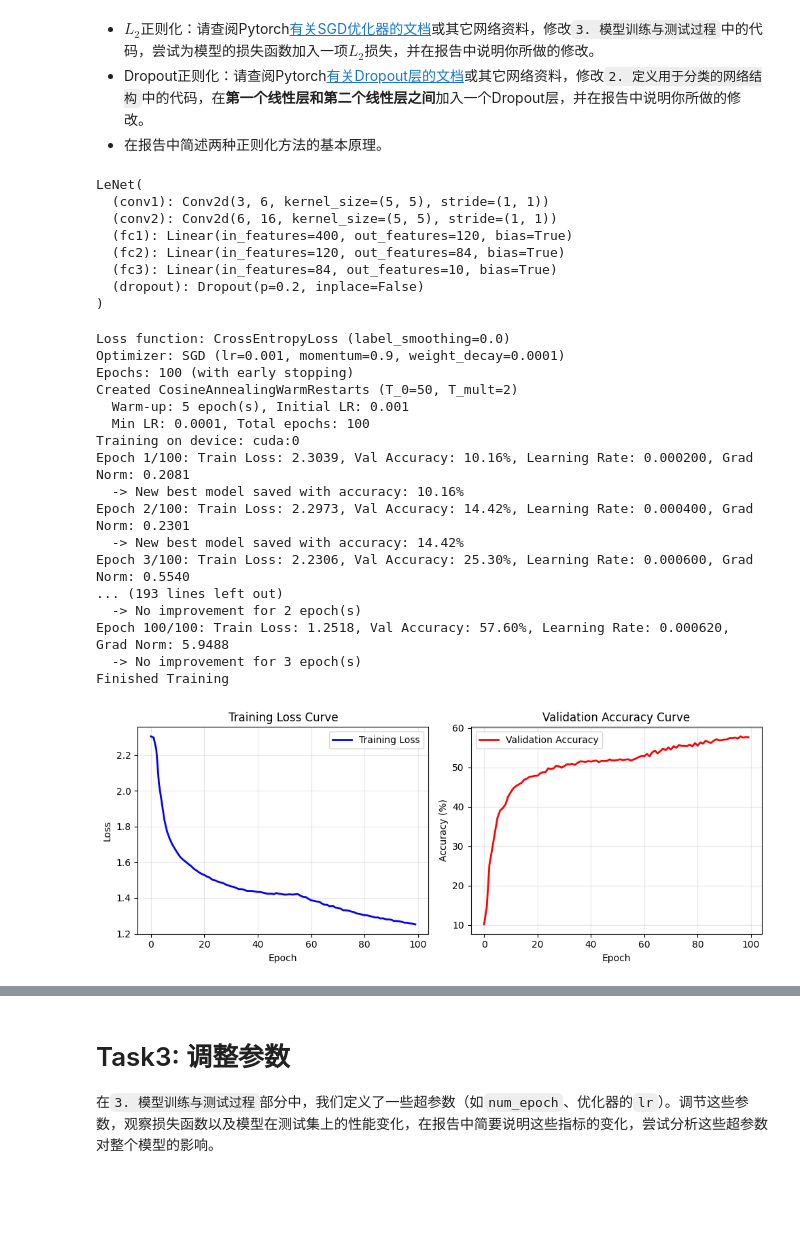
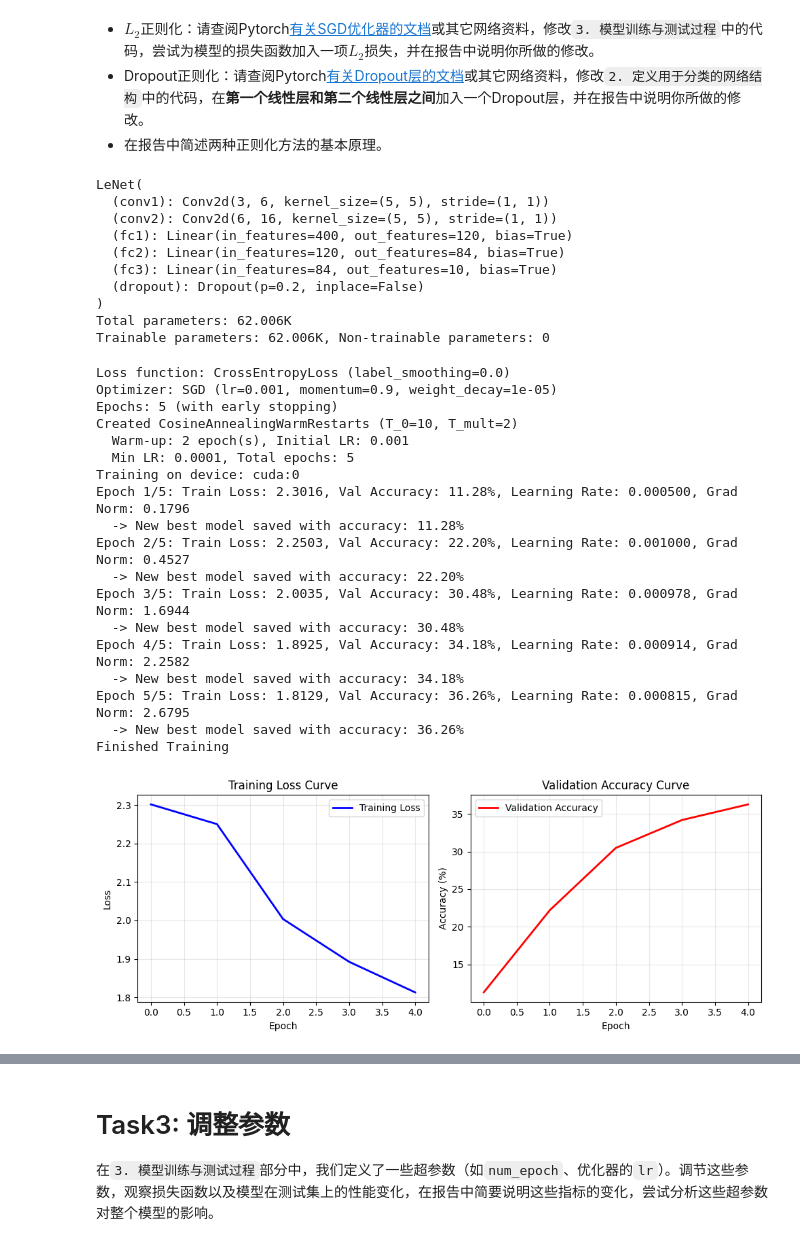
Before and after one commit to Snivallus/Introduction-to-AI-Project-01, a Jupyter notebook: project.ipynb, the cells around one changed output, grey strips where cells are left out. Cells and saved outputs as stored; diff of their text form; code cells hidden in the pictures; blank space fills up the shorter version.

```diff
--- a/project.ipynb
+++ b/project.ipynb
@@ -92,8 +95,6 @@ test_loader = torch.utils.data.DataLoader(
 Train set size: 45000, Validation set size: 5000
 # %%
 # Data Exploration: Class Distribution and Dataset Statistics
-FIGURE_DIR = Path('figures')
-FIGURE_DIR.mkdir(parents=True, exist_ok=True)
 save_path = FIGURE_DIR / 'data_exploration_class_distribution.pdf'
 
 # Collect labels from the full training set
@@ -328,11 +338,12 @@ print(f"Using device: {device}")
 lenet_baseline = lenet_baseline.to(device)
 
 # --- Shared hyperparameters (used across baseline experiment and Task 2) ---
-LR = 0.001
+LR = 1e-3
 MIN_LR = LR * 0.1
 MOMENTUM = 0.9
-NUM_EPOCHS = 100
+NUM_EPOCHS = 160
 EARLY_STOPPING_PATIENCE = 10
+T_0 = 10
 
 # --- Baseline experiment ---
 LABEL_SMOOTHING = 0.0  # Will be adjusted in Task3
@@ -354,7 +365,8 @@ scheduler_config_baseline = create_learning_rate_scheduler(
     scheduler_type='cosine',
     total_epochs=NUM_EPOCHS,
     initial_lr=LR,
-    min_lr=MIN_LR
+    min_lr=MIN_LR,
+    T_0=T_0
 )
 
 # Train the network
@@ -461,8 +473,16 @@ torch.cuda.empty_cache()
 - Dropout正则化：请查阅Pytorch[有关Dropout层的文档](https://pytorch.org/docs/stable/generated/torch.nn.Dropout.html#dropout)或其它网络资料，修改`2. 定义用于分类的网络结构`中的代码，在**第一个线性层和第二个线性层之间**加入一个Dropout层，并在报告中说明你所做的修改。
 - 在报告中简述两种正则化方法的基本原理。
 # %%
+# Instantiate LeNet with dropout for Task3 experiments
 lenet_dropout = LeNet(dropout=0.2)
 print(lenet_dropout)
+
+param_counts = count_parameters(lenet_dropout)
+print(
+    f"Total parameters: {param_counts['total']}\n"
+    f"Trainable parameters: {param_counts['trainable']}, "
+    f"Non-trainable parameters: {param_counts['non_trainable']}"
+)
 # %% [output]
 LeNet(
   (conv1): Conv2d(3, 6, kernel_size=(5, 5), stride=(1, 1))
@@ -472,13 +492,15 @@ LeNet(
   (fc3): Linear(in_features=84, out_features=10, bias=True)
   (dropout): Dropout(p=0.2, inplace=False)
 )
+Total parameters: 62.006K
+Trainable parameters: 62.006K, Non-trainable parameters: 0
 # %%
 # Task2: Train model with Dropout + L2 regularization
 # Move model to device
 lenet_dropout = lenet_dropout.to(device)
 
 # Dropout experiment: L2 regularization via weight_decay
-weight_decay_dropout = 1e-4
+weight_decay_dropout = 1e-5
 optimizer_dropout = optim.SGD(
     lenet_dropout.parameters(), lr=LR, momentum=MOMENTUM, weight_decay=weight_decay_dropout
 )
@@ -489,47 +511,49 @@ print(f"Optimizer: SGD (lr={LR}, momentum={MOMENTUM}, weight_decay={weight_decay
 print(f"Epochs: {NUM_EPOCHS} (with early stopping)")
 
 # Create learning rate scheduler config (separate instance for this optimizer)
 scheduler_config_dropout = create_learning_rate_scheduler(
     optimizer_dropout,
     scheduler_type='cosine',
     total_epochs=NUM_EPOCHS,
     initial_lr=LR,
-    min_lr=MIN_LR
+    min_lr=MIN_LR,
+    T_0=T_0
 )
 
 # Train Dropout network with L2 regularization
 save_path_dropout = 'checkpoints/lenet_dropout'
 train_losses_dropout, val_accuracies_dropout = train_model(
     model=lenet_dropout,
     train_loader=train_loader,
     criterion=criterion_dropout,
     optimizer=optimizer_dropout,
     num_epochs=NUM_EPOCHS,
     save_path=save_path_dropout,
     val_loader=val_loader,
     early_stopping_patience=EARLY_STOPPING_PATIENCE,
     scheduler_config=scheduler_config_dropout
 )
 
 # Plot loss curves
 plot_loss_curves(train_losses_dropout, val_accuracies_dropout, FIGURE_DIR / 'lenet_dropout_loss_curve.pdf')
 # %% [output]
 Loss function: CrossEntropyLoss (label_smoothing=0.0)
-Optimizer: SGD (lr=0.001, momentum=0.9, weight_decay=0.0001)
-Epochs: 100 (with early stopping)
-Created CosineAnnealingWarmRestarts (T_0=50, T_mult=2)
-  Warm-up: 5 epoch(s), Initial LR: 0.001
-  Min LR: 0.0001, Total epochs: 100
+Optimizer: SGD (lr=0.001, momentum=0.9, weight_decay=1e-05)
+Epochs: 5 (with early stopping)
+Created CosineAnnealingWarmRestarts (T_0=10, T_mult=2)
+  Warm-up: 2 epoch(s), Initial LR: 0.001
+  Min LR: 0.0001, Total epochs: 5
 Training on device: cuda:0
-Epoch 1/100: Train Loss: 2.3039, Val Accuracy: 10.16%, Learning Rate: 0.000200, Grad Norm: 0.2081
-  -> New best model saved with accuracy: 10.16%
-Epoch 2/100: Train Loss: 2.2973, Val Accuracy: 14.42%, Learning Rate: 0.000400, Grad Norm: 0.2301
-  -> New best model saved with accuracy: 14.42%
-Epoch 3/100: Train Loss: 2.2306, Val Accuracy: 25.30%, Learning Rate: 0.000600, Grad Norm: 0.5540
-... (193 lines left out)
-  -> No improvement for 2 epoch(s)
-Epoch 100/100: Train Loss: 1.2518, Val Accuracy: 57.60%, Learning Rate: 0.000620, Grad Norm: 5.9488
-  -> No improvement for 3 epoch(s)
+Epoch 1/5: Train Loss: 2.3016, Val Accuracy: 11.28%, Learning Rate: 0.000500, Grad Norm: 0.1796
+  -> New best model saved with accuracy: 11.28%
+Epoch 2/5: Train Loss: 2.2503, Val Accuracy: 22.20%, Learning Rate: 0.001000, Grad Norm: 0.4527
+  -> New best model saved with accuracy: 22.20%
+Epoch 3/5: Train Loss: 2.0035, Val Accuracy: 30.48%, Learning Rate: 0.000978, Grad Norm: 1.6944
+  -> New best model saved with accuracy: 30.48%
+Epoch 4/5: Train Loss: 1.8925, Val Accuracy: 34.18%, Learning Rate: 0.000914, Grad Norm: 2.2582
+  -> New best model saved with accuracy: 34.18%
+Epoch 5/5: Train Loss: 1.8129, Val Accuracy: 36.26%, Learning Rate: 0.000815, Grad Norm: 2.6795
+  -> New best model saved with accuracy: 36.26%
 Finished Training
-[figure, old version]
+[figure, new version]
 Loss curve saved to figures/lenet_dropout_loss_curve.pdf
```
Also changed, not shown: parts of 12 cells of this notebook, 11 other files.
